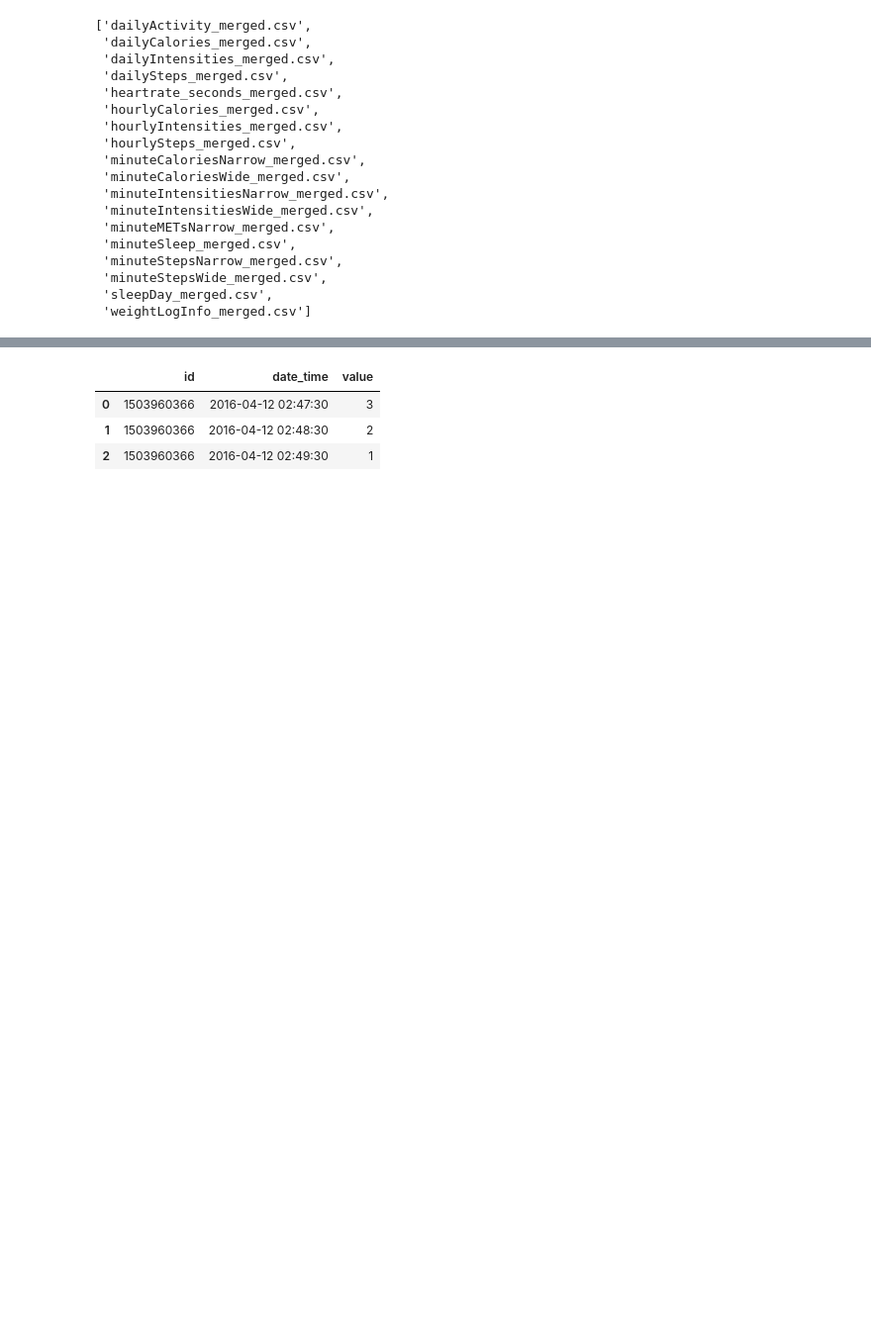
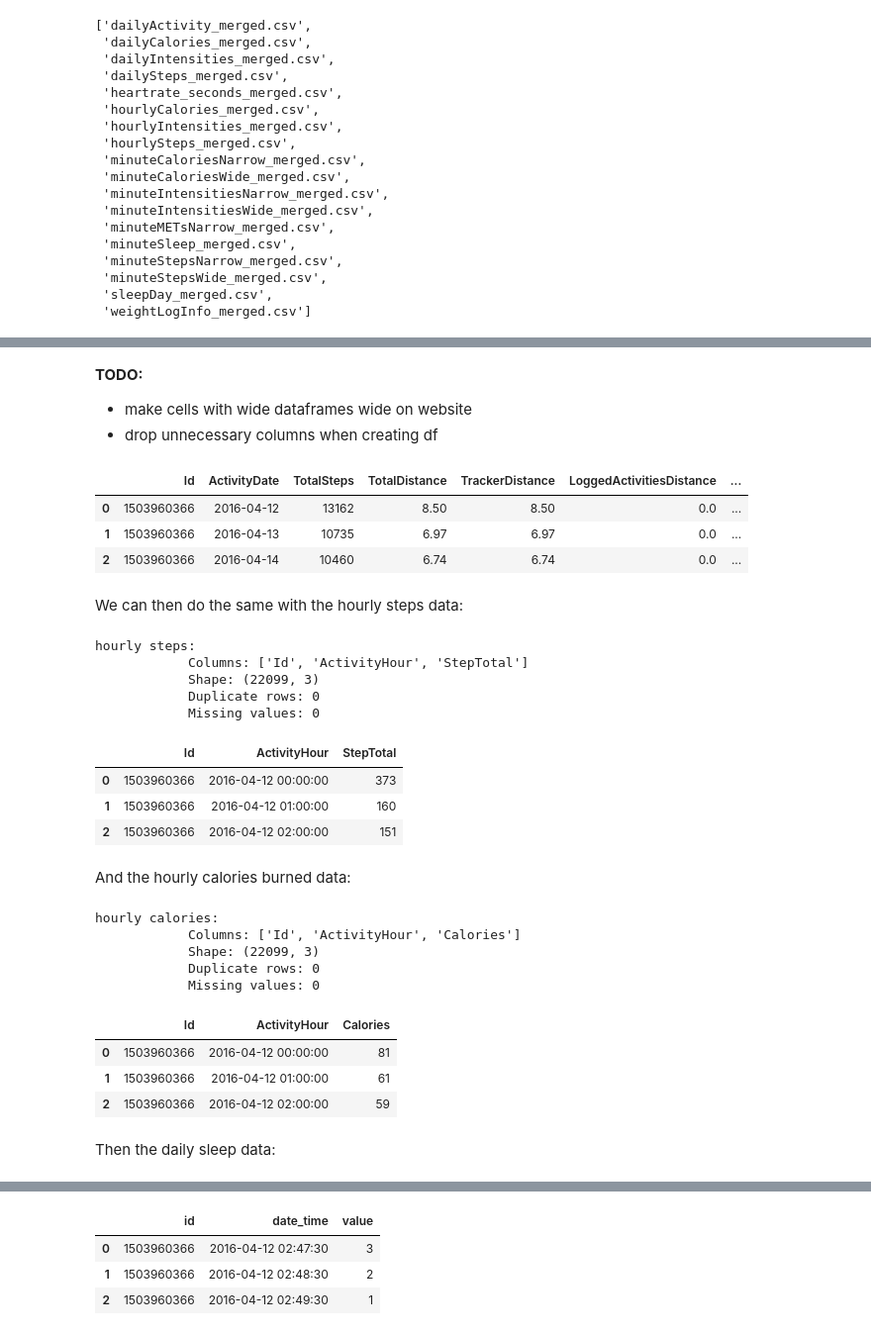
Before and after one commit to fahm1/portfolio, a Jupyter notebook: portfolio-book/_build/jupyter_execute/bellabeat_case_study/bellabeat_analysis.ipynb, the cells around one changed output, grey strips where cells are left out. Shown at 99% size. Drawn from its saved outputs; the diff is of its cells as text; code cells hidden in the pictures; blank space fills up the shorter version.

Commit message:
Update analysis and website

```diff
--- a/portfolio-book/_build/jupyter_execute/bellabeat_case_study/bellabeat_analysis.ipynb
+++ b/portfolio-book/_build/jupyter_execute/bellabeat_case_study/bellabeat_analysis.ipynb
@@ -88,0 +195,7 @@ os.listdir(r'C:\Users\fahmi\Documents\Portfolio\Large Files\Data_Fitbase')
+# %%
+original_day_activity = pd.read_csv(
+    r'C:\Users\fahmi\Documents\Portfolio\Large Files\Data_Fitbase/dailyActivity_merged.csv',
+    parse_dates=['ActivityDate'], infer_datetime_format=True
+)
+df_daily_activity = original_day_activity.copy()
+df_info(df=df_daily_activity, name='daily activity')
@@ -88,0 +208,57 @@ os.listdir(r'C:\Users\fahmi\Documents\Portfolio\Large Files\Data_Fitbase')
+# %% [markdown]
+__TODO:__
+* make cells with wide dataframes wide on website
+* drop unnecessary columns when creating df
+# %%
+df_daily_activity.head(3)
+# %% [output]
+|  | Id | ActivityDate | TotalSteps | TotalDistance | TrackerDistance | LoggedActivitiesDistance | ... |
+| 0 | 1503960366 | 2016-04-12 | 13162 | 8.50 | 8.50 | 0.0 | ... |
+| 1 | 1503960366 | 2016-04-13 | 10735 | 6.97 | 6.97 | 0.0 | ... |
+| 2 | 1503960366 | 2016-04-14 | 10460 | 6.74 | 6.74 | 0.0 | ... |
+# %% [markdown]
+We can then do the same with the hourly steps data:
+# %%
+original_hour_steps = pd.read_csv(
+    r'C:\Users\fahmi\Documents\Portfolio\Large Files\Data_Fitbase/hourlySteps_merged.csv',
+    parse_dates=['ActivityHour'], infer_datetime_format=True
+)
+df_hour_steps = original_hour_steps.copy()
+df_info(df=df_hour_steps, name='hourly steps')
+# %% [output]
+hourly steps:
+            Columns: ['Id', 'ActivityHour', 'StepTotal']
+            Shape: (22099, 3)
+            Duplicate rows: 0
+            Missing values: 0
+# %%
+df_hour_steps.head(3)
+# %% [output]
+|  | Id | ActivityHour | StepTotal |
+| 0 | 1503960366 | 2016-04-12 00:00:00 | 373 |
+| 1 | 1503960366 | 2016-04-12 01:00:00 | 160 |
+| 2 | 1503960366 | 2016-04-12 02:00:00 | 151 |
+# %% [markdown]
+And the hourly calories burned data:
+# %%
+original_hour_calories = pd.read_csv(
+    r'C:\Users\fahmi\Documents\Portfolio\Large Files\Data_Fitbase/hourlyCalories_merged.csv',
+    parse_dates=['ActivityHour'], infer_datetime_format=True
+)
+df_hour_calories = original_hour_calories.copy()
+df_info(df=df_hour_calories, name='hourly calories')
+# %% [output]
+hourly calories:
+            Columns: ['Id', 'ActivityHour', 'Calories']
+            Shape: (22099, 3)
+            Duplicate rows: 0
+            Missing values: 0
+# %%
+df_hour_calories.head(3)
+# %% [output]
+|  | Id | ActivityHour | Calories |
+| 0 | 1503960366 | 2016-04-12 00:00:00 | 81 |
+| 1 | 1503960366 | 2016-04-12 01:00:00 | 61 |
+| 2 | 1503960366 | 2016-04-12 02:00:00 | 59 |
+# %% [markdown]
+Then the daily sleep data:
```
Also changed, not shown: parts of 34 cells of this notebook, 17 other files.
